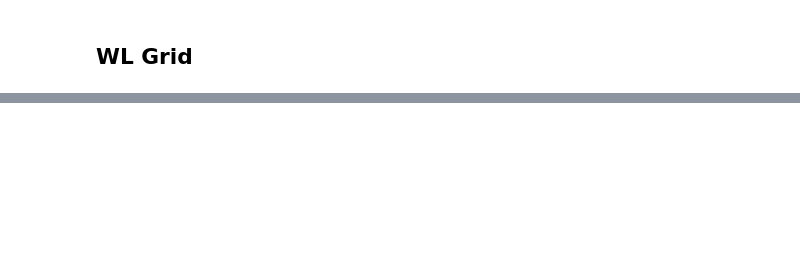
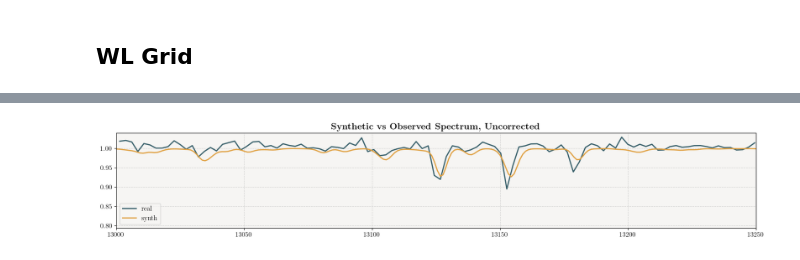
Before and after one commit to navawolfish/StarCLIP, a Jupyter notebook: M71/m71_correction.ipynb, the cells around one changed output, grey strips where cells are left out. Saved outputs shown, nothing was run; the diff lists cells and outputs as text; code cells hidden in the pictures; blank space fills up the shorter version.

```diff
--- a/M71/m71_correction.ipynb
+++ b/M71/m71_correction.ipynb
@@ -255,0 +319,28 @@ plt.show()
+# %%
+sobjs = specobjs.SpecObjs.from_fitsfile(spec_49)
+#wavelength grid for correction
+wl_grid = sobjs['OPT_WAVE'][sobjs['OPT_MASK']]
+wl_lims = [13000, 13250]
+wl_grid_cut = wl_grid[(wl_grid >= wl_lims[0]) & (wl_grid <= wl_lims[1])]
+
+# cut real spec
+real_spec = sobjs['OPT_COUNTS'][sobjs['OPT_MASK']]
+real_spec_cut = real_spec[(wl_grid >= wl_lims[0]) & (wl_grid <= wl_lims[1])]
+
+#spec unc
+spec_unc = sobjs['OPT_COUNTS_SIG'][sobjs['OPT_MASK']] #IS THIS RIGHT??
+spec_unc_cut = spec_unc[(wl_grid >= wl_lims[0]) & (wl_grid <= wl_lims[1])]
+
+synth_spec = jwst_spectra.loc[match1[1]].values
+synth_grid = jwst_spectra.columns.values
+# %%
+# plot both
+plt.figure(figsize = (20, 3))
+plt.plot(wl_grid_cut, real_spec_cut / np.mean(real_spec_cut), label = 'real', color = cs[0])
+plt.plot(synth_grid, synth_spec, label = 'synth', color = cs[2])
+plt.xlim(wl_lims)
+plt.legend()
+plt.title(r'\textbf{Synthetic vs Observed Spectrum, Uncorrected}')
+plt.show()
+# %% [output]
+[figure, added]
```
Also changed, not shown: parts of 72 cells of this notebook, 17 other files.
